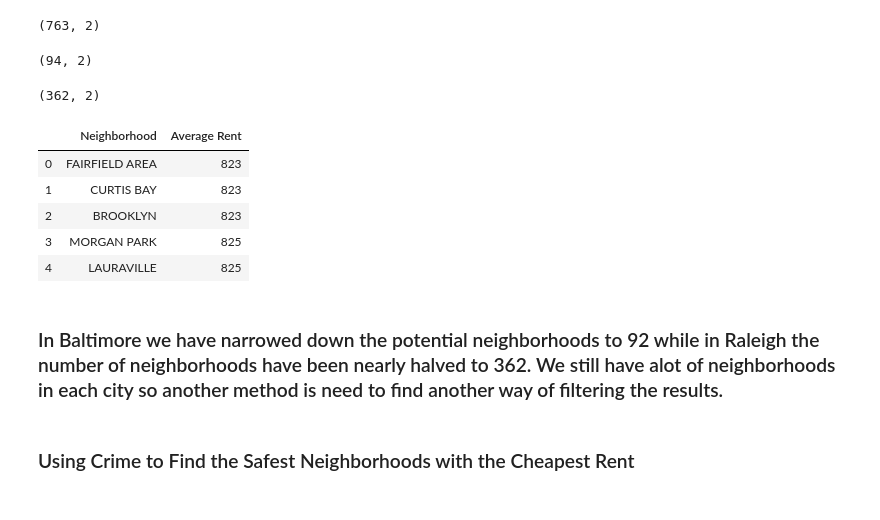
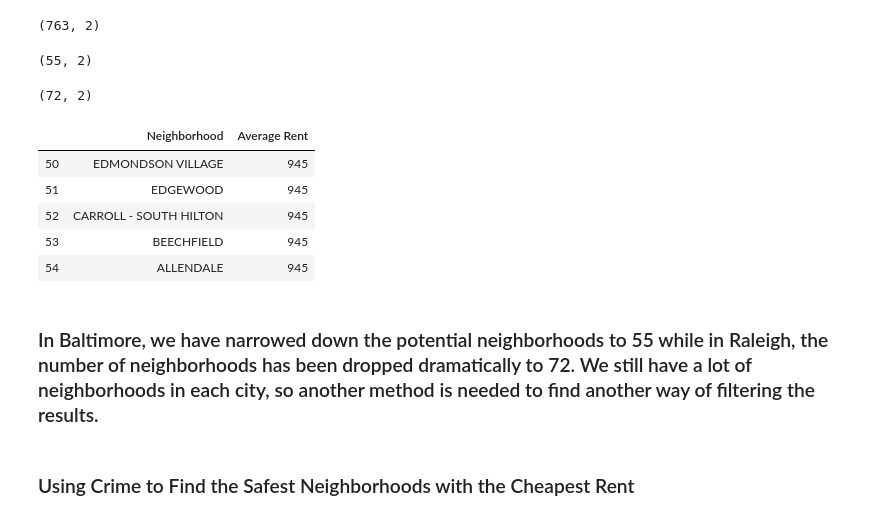
Before and after one commit to JL-coder/Coursera_Capstone, a Jupyter notebook: Battle of Neighborhoods.ipynb, the cells around one changed output. Saved outputs shown, nothing was run; the diff lists cells and outputs as text; code cells hidden in the pictures.

```diff
--- a/Battle of Neighborhoods.ipynb
+++ b/Battle of Neighborhoods.ipynb
@@ -344,27 +354,27 @@ R_rent.shape
 (763, 2)
 # %%
 #Both cities have alot of neighborhoods. Lets see if we can filter it down based off the rent that meets our needs
-B_cheap = B_rent[B_rent['Average Rent'] <= 1089]
-R_cheap = R_rent[R_rent['Average Rent'] <= 1186]
+B_cheap = B_rent[B_rent['Average Rent'] <= 951]
+R_cheap = R_rent[R_rent['Average Rent'] <= 1006]
 # %%
 B_cheap.shape
 # %% [output]
-(94, 2)
+(55, 2)
 # %%
 R_cheap.shape
 # %% [output]
-(362, 2)
+(72, 2)
 # %%
-B_cheap.head()
+B_cheap.tail()
 # %% [output]
 |  | Neighborhood | Average Rent |
-| 0 | FAIRFIELD AREA | 823 |
-| 1 | CURTIS BAY | 823 |
-| 2 | BROOKLYN | 823 |
-| 3 | MORGAN PARK | 825 |
-| 4 | LAURAVILLE | 825 |
+| 50 | EDMONDSON VILLAGE | 945 |
+| 51 | EDGEWOOD | 945 |
+| 52 | CARROLL - SOUTH HILTON | 945 |
+| 53 | BEECHFIELD | 945 |
+| 54 | ALLENDALE | 945 |
 # %% [markdown]
-### In Baltimore we have narrowed down the potential neighborhoods to 92 while in Raleigh the number of neighborhoods have been nearly halved to 362. We still have alot of neighborhoods in each city so another method is need to find another way of filtering the results.
+### In Baltimore, we have narrowed down the potential neighborhoods to 55 while in Raleigh, the number of neighborhoods has been dropped dramatically to 72. We still have a lot of neighborhoods in each city, so another method is needed to find another way of filtering the results.
 # %% [markdown]
 ### Using Crime to Find the Safest Neighborhoods with the Cheapest Rent
 # %%
```
Also changed, not shown: parts of 15 cells of this notebook.
